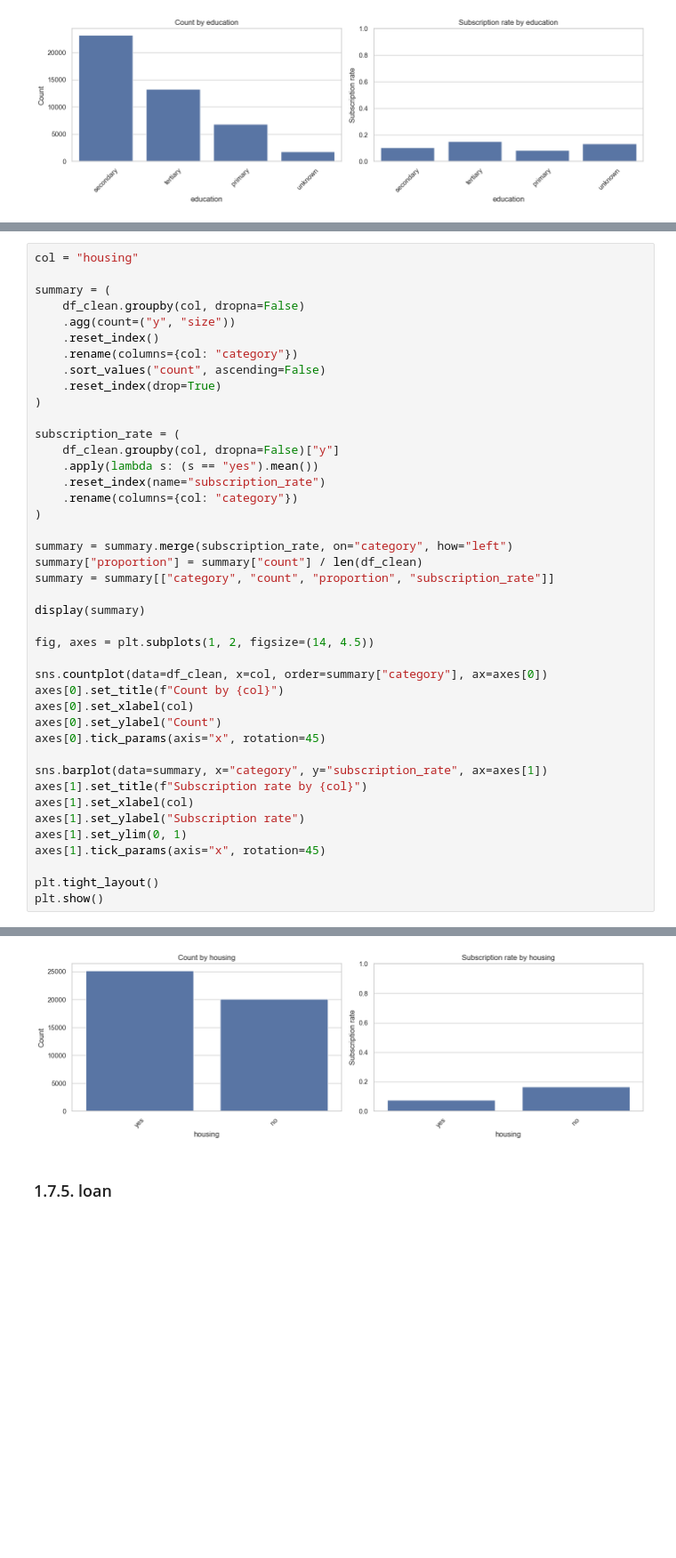
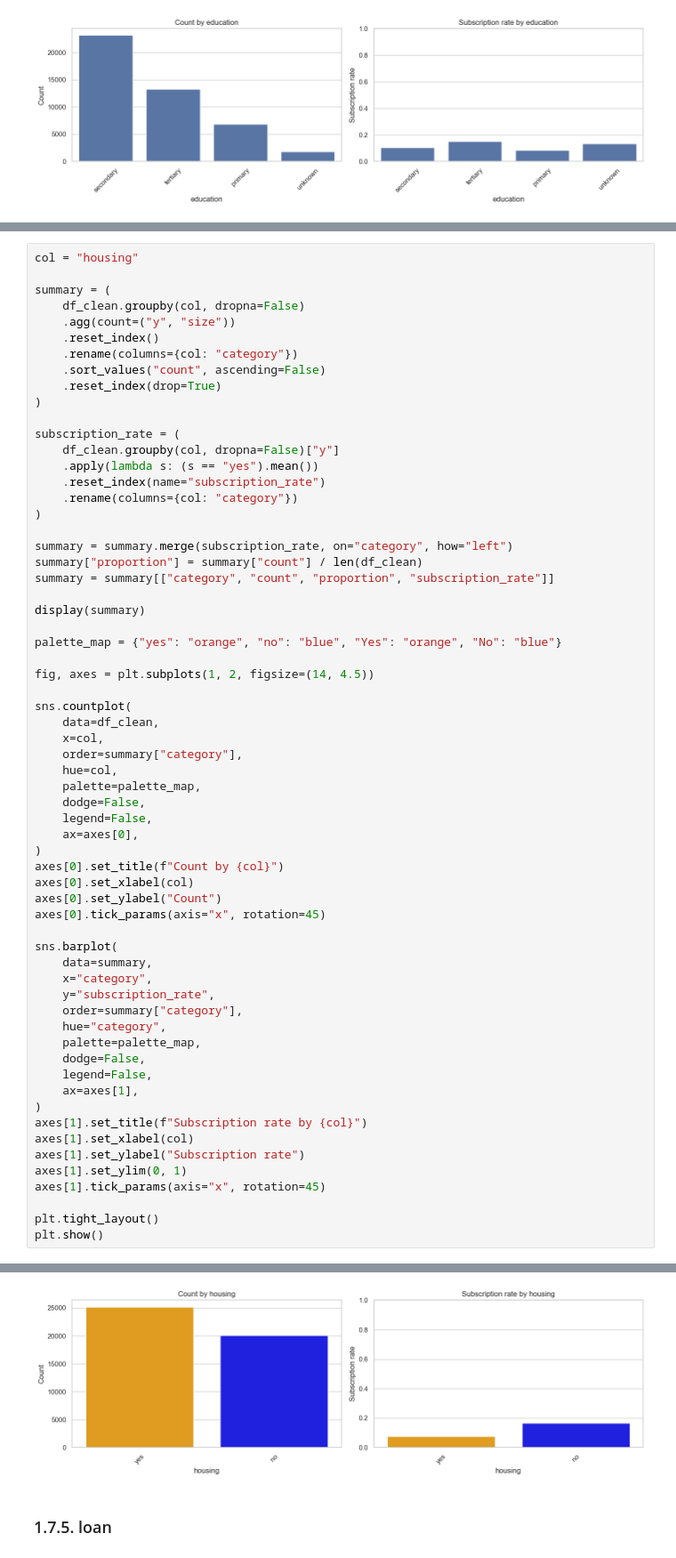
Before and after one commit to tonantzin-real/IDS_705_final_project, a Jupyter notebook: 01_data_processing.ipynb, the cells around one changed output, grey strips where cells are left out. Shown at 89% size. Saved outputs shown, nothing was run; the diff lists cells and outputs as text; blank space fills up the shorter version.

```diff
--- a/01_data_processing.ipynb
+++ b/01_data_processing.ipynb
@@ -338,36 +338,57 @@ subscription_rate = (
     .apply(lambda s: (s == "yes").mean())
     .reset_index(name="subscription_rate")
     .rename(columns={col: "category"})
 )
 
 summary = summary.merge(subscription_rate, on="category", how="left")
 summary["proportion"] = summary["count"] / len(df_clean)
 summary = summary[["category", "count", "proportion", "subscription_rate"]]
 
 display(summary)
 
+palette_map = {"yes": "orange", "no": "blue", "Yes": "orange", "No": "blue"}
+
 fig, axes = plt.subplots(1, 2, figsize=(14, 4.5))
 
-sns.countplot(data=df_clean, x=col, order=summary["category"], ax=axes[0])
+sns.countplot(
+    data=df_clean,
+    x=col,
+    order=summary["category"],
+    hue=col,
+    palette=palette_map,
+    dodge=False,
+    legend=False,
+    ax=axes[0],
+)
 axes[0].set_title(f"Count by {col}")
 axes[0].set_xlabel(col)
 axes[0].set_ylabel("Count")
 axes[0].tick_params(axis="x", rotation=45)
 
-sns.barplot(data=summary, x="category", y="subscription_rate", ax=axes[1])
+sns.barplot(
+    data=summary,
+    x="category",
+    y="subscription_rate",
+    order=summary["category"],
+    hue="category",
+    palette=palette_map,
+    dodge=False,
+    legend=False,
+    ax=axes[1],
+)
 axes[1].set_title(f"Subscription rate by {col}")
 axes[1].set_xlabel(col)
 axes[1].set_ylabel("Subscription rate")
 axes[1].set_ylim(0, 1)
 axes[1].tick_params(axis="x", rotation=45)
 
 plt.tight_layout()
 plt.show()
 # %% [output]
 |  | category | count | proportion | subscription_rate |
 | 0 | yes | 25130 | 0.555838 | 0.077000 |
 | 1 | no | 20081 | 0.444162 | 0.167024 |
-[figure, old version]
+[figure, new version]
 # %% [markdown]
 ### 1.7.5. loan
 # %%
```
Also changed, not shown: parts of 17 cells of this notebook.
